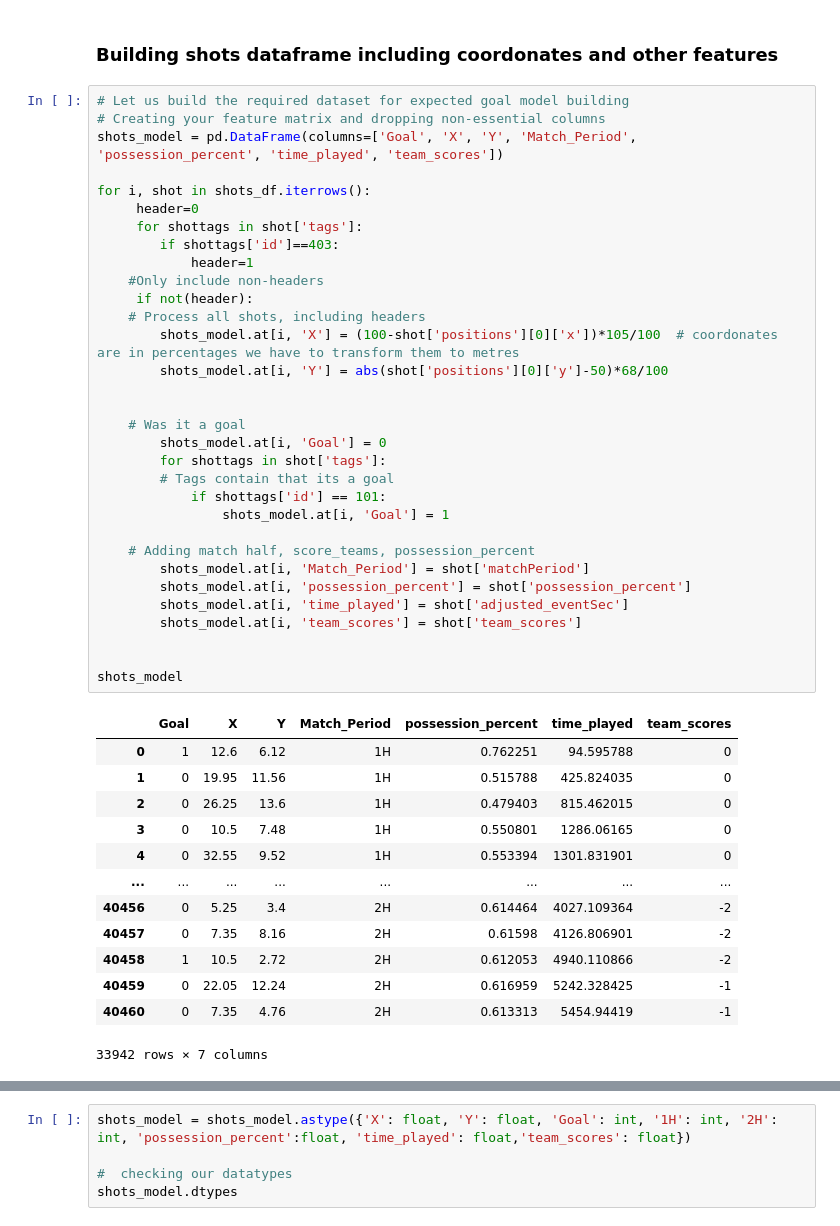
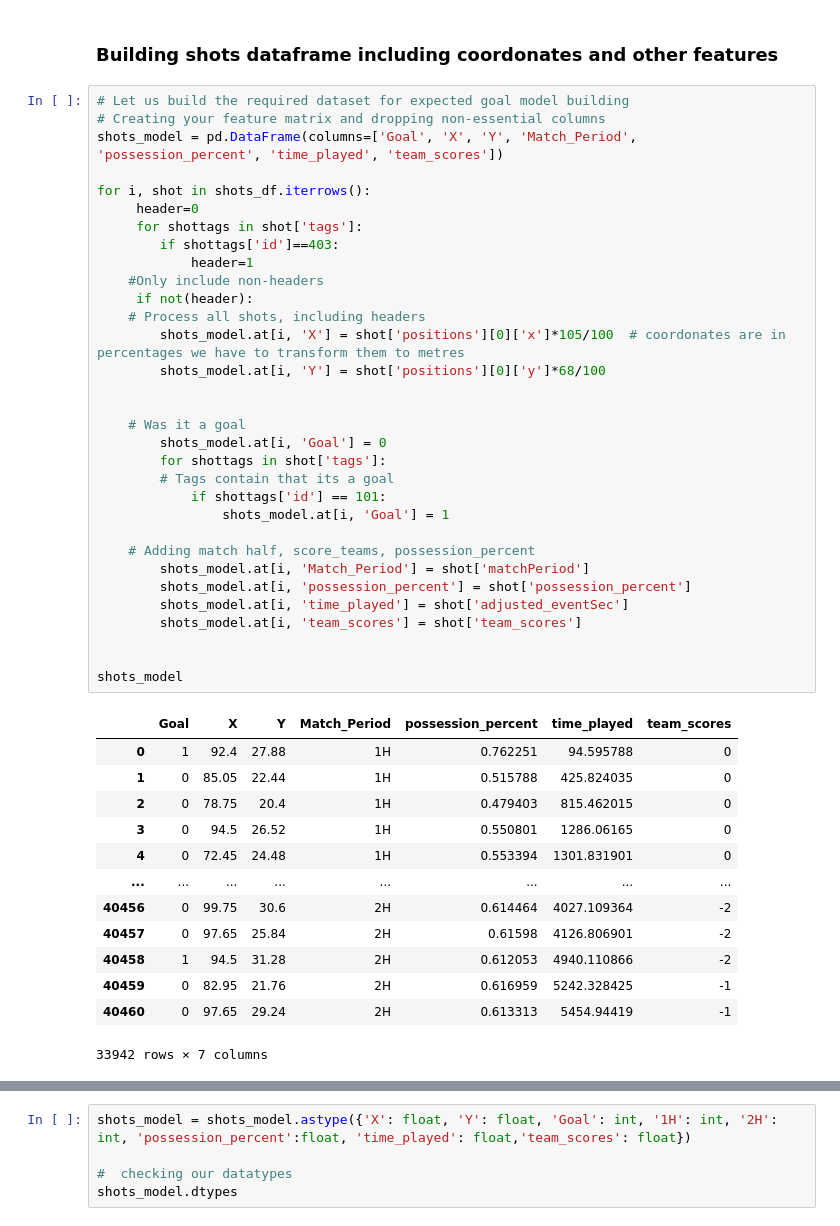
Before and after one commit to Anhali/xG_model-_python, a Jupyter notebook: xG_model.ipynb, the cells around one changed output, grey strips where cells are left out. Drawn from its saved outputs; the diff is of its cells as text.

```diff
--- a/xG_model.ipynb
+++ b/xG_model.ipynb
@@ -169,46 +166,46 @@ shots_df
 # Creating your feature matrix and dropping non-essential columns
 shots_model = pd.DataFrame(columns=['Goal', 'X', 'Y', 'Match_Period', 'possession_percent', 'time_played', 'team_scores'])
 
 for i, shot in shots_df.iterrows():
      header=0
      for shottags in shot['tags']:
         if shottags['id']==403:
             header=1
     #Only include non-headers
      if not(header):
     # Process all shots, including headers
-        shots_model.at[i, 'X'] = (100-shot['positions'][0]['x'])*105/100  # coordonates are in percentages we have to transform them to metres
-        shots_model.at[i, 'Y'] = abs(shot['positions'][0]['y']-50)*68/100
+        shots_model.at[i, 'X'] = shot['positions'][0]['x']*105/100  # coordonates are in percentages we have to transform them to metres
+        shots_model.at[i, 'Y'] = shot['positions'][0]['y']*68/100
 
 
     # Was it a goal
         shots_model.at[i, 'Goal'] = 0
         for shottags in shot['tags']:
         # Tags contain that its a goal
             if shottags['id'] == 101:
                 shots_model.at[i, 'Goal'] = 1
 
     # Adding match half, score_teams, possession_percent
         shots_model.at[i, 'Match_Period'] = shot['matchPeriod']
         shots_model.at[i, 'possession_percent'] = shot['possession_percent']
         shots_model.at[i, 'time_played'] = shot['adjusted_eventSec']
         shots_model.at[i, 'team_scores'] = shot['team_scores']
 
 
 shots_model
 # %% [output]
 |  | Goal | X | Y | Match_Period | possession_percent | time_played | team_scores |
-| 0 | 1 | 12.6 | 6.12 | 1H | 0.762251 | 94.595788 | 0 |
-| 1 | 0 | 19.95 | 11.56 | 1H | 0.515788 | 425.824035 | 0 |
-| 2 | 0 | 26.25 | 13.6 | 1H | 0.479403 | 815.462015 | 0 |
-| 3 | 0 | 10.5 | 7.48 | 1H | 0.550801 | 1286.06165 | 0 |
-| 4 | 0 | 32.55 | 9.52 | 1H | 0.553394 | 1301.831901 | 0 |
+| 0 | 1 | 92.4 | 27.88 | 1H | 0.762251 | 94.595788 | 0 |
+| 1 | 0 | 85.05 | 22.44 | 1H | 0.515788 | 425.824035 | 0 |
+| 2 | 0 | 78.75 | 20.4 | 1H | 0.479403 | 815.462015 | 0 |
+| 3 | 0 | 94.5 | 26.52 | 1H | 0.550801 | 1286.06165 | 0 |
+| 4 | 0 | 72.45 | 24.48 | 1H | 0.553394 | 1301.831901 | 0 |
 | ... | ... | ... | ... | ... | ... | ... | ... |
-| 40456 | 0 | 5.25 | 3.4 | 2H | 0.614464 | 4027.109364 | -2 |
-| 40457 | 0 | 7.35 | 8.16 | 2H | 0.61598 | 4126.806901 | -2 |
-| 40458 | 1 | 10.5 | 2.72 | 2H | 0.612053 | 4940.110866 | -2 |
-| 40459 | 0 | 22.05 | 12.24 | 2H | 0.616959 | 5242.328425 | -1 |
-| 40460 | 0 | 7.35 | 4.76 | 2H | 0.613313 | 5454.94419 | -1 |
+| 40456 | 0 | 99.75 | 30.6 | 2H | 0.614464 | 4027.109364 | -2 |
+| 40457 | 0 | 97.65 | 25.84 | 2H | 0.61598 | 4126.806901 | -2 |
+| 40458 | 1 | 94.5 | 31.28 | 2H | 0.612053 | 4940.110866 | -2 |
+| 40459 | 0 | 82.95 | 21.76 | 2H | 0.616959 | 5242.328425 | -1 |
+| 40460 | 0 | 97.65 | 29.24 | 2H | 0.613313 | 5454.94419 | -1 |
 33942 rows × 7 columns
 # %%
 # Match_Period is a categorical variable. So we will perform one-hot encoding for the column
```
Also changed, not shown: parts of 22 cells of this notebook, 1 other file.
